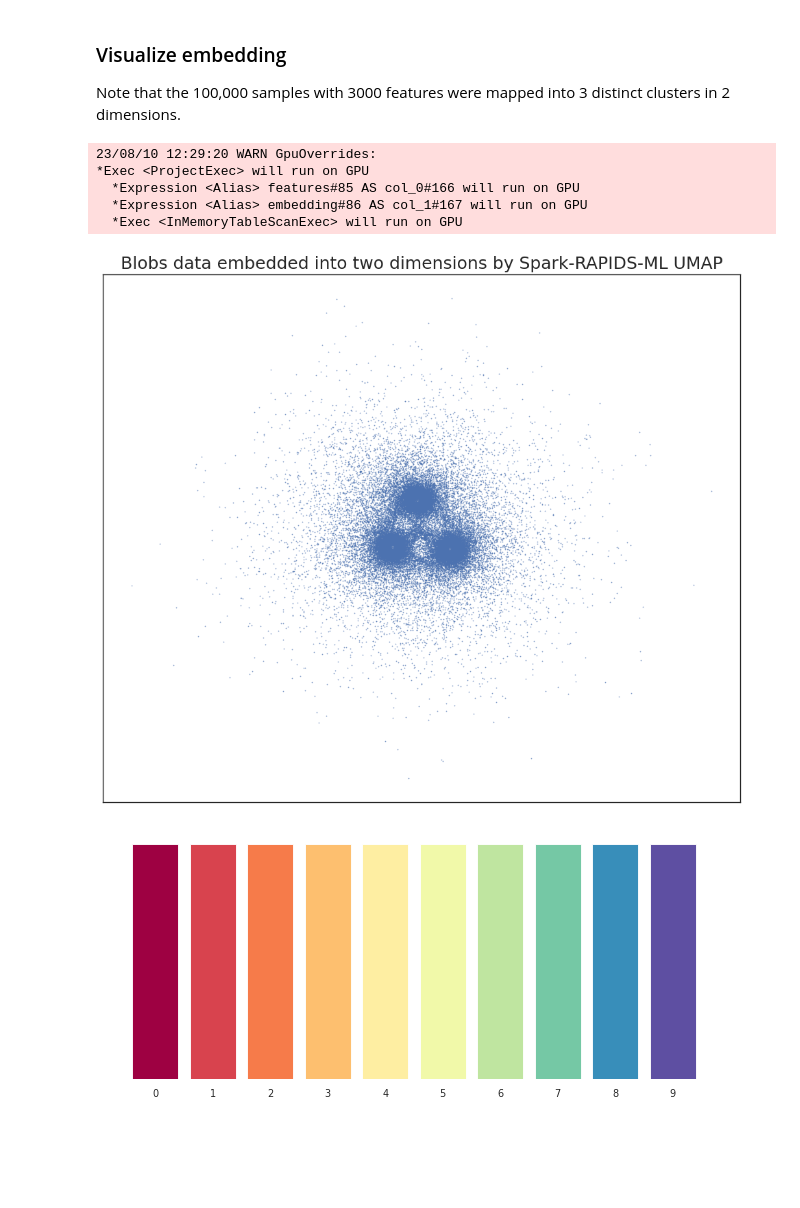
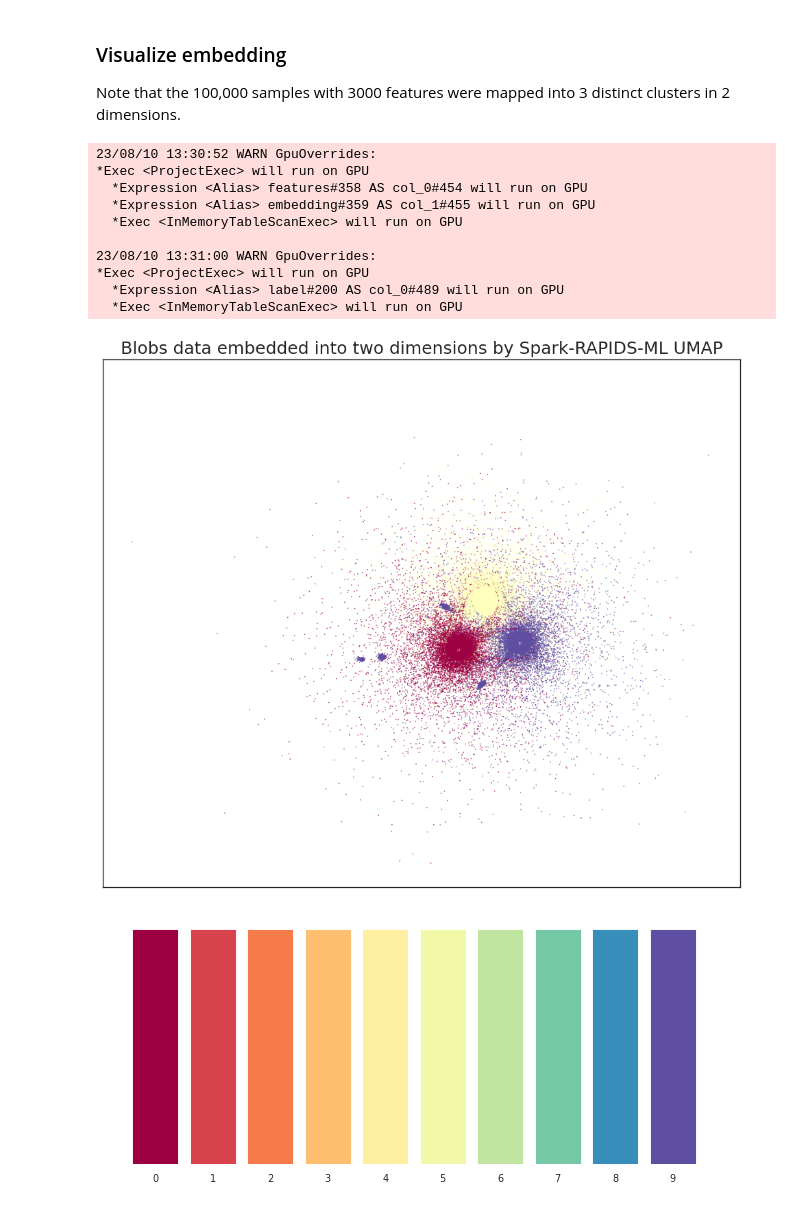
Before and after one commit to NVIDIA/spark-rapids-ml, a Jupyter notebook: notebooks/umap.ipynb, the cells around one changed output. Drawn from its saved outputs; the diff is of its cells as text; code cells hidden in the pictures; blank space fills up the shorter version.

Commit message:
added labels + local algo

```diff
--- a/notebooks/umap.ipynb
+++ b/notebooks/umap.ipynb
@@ -399,30 +390,25 @@ Note that the 100,000 samples with 3000 features were mapped into 3 distinct clu
 # %%
 pd_output = df_output.toPandas()
 embedding = np.array(pd_output["embedding"].to_list())
 
 # Plot the transformed embeddings
 sns.set(context="paper", style="white")
 fig, ax = plt.subplots(figsize=(12, 10))
-plt.scatter(embedding[:, 0], embedding[:, 1], s=0.1)
+color = blobs_df.select("label").toPandas()["label"].values.astype(int)
+plt.scatter(embedding[:, 0], embedding[:, 1], c=color, cmap="Spectral", s=0.1)
 plt.setp(ax, xticks=[], yticks=[])
 plt.title("Blobs data embedded into two dimensions by Spark-RAPIDS-ML UMAP", fontsize=18)
 plt.show()
-
-# Plot the digit colors
-cmap = plt.cm.get_cmap("Spectral", 10)
-fig, ax = plt.subplots(1, 1, figsize=(10, 4),
-                        dpi=80, facecolor='w', edgecolor='k')
-for sp in ax.spines.values():
-    sp.set_visible(False)
-bars = ax.bar(np.arange(10), [1]*10, color=[cmap(i/9) for i in range(10)])
-plt.xticks(np.arange(10), np.arange(10))
-ax.set_yticks([])
-plt.show()
 # %% [output]
-23/08/10 12:29:20 WARN GpuOverrides:
+23/08/10 13:30:52 WARN GpuOverrides:
 *Exec <ProjectExec> will run on GPU
-  *Expression <Alias> features#85 AS col_0#166 will run on GPU
-  *Expression <Alias> embedding#86 AS col_1#167 will run on GPU
+  *Expression <Alias> features#358 AS col_0#454 will run on GPU
+  *Expression <Alias> embedding#359 AS col_1#455 will run on GPU
   *Exec <InMemoryTableScanExec> will run on GPU
+
+23/08/10 13:31:00 WARN GpuOverrides:
+*Exec <ProjectExec> will run on GPU
+  *Expression <Alias> label#200 AS col_0#489 will run on GPU
+  *Exec <InMemoryTableScanExec> will run on GPU
-[figure, old version]
+[figure, new version]
 [figure]
```
Also changed, not shown: parts of 21 cells of this notebook.
